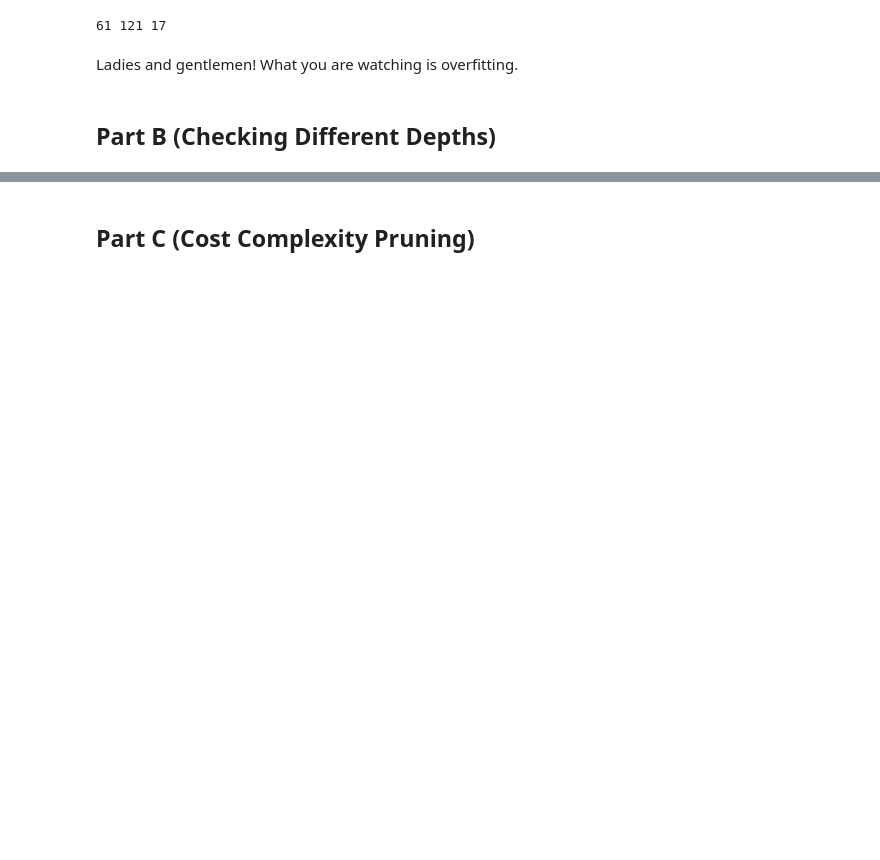
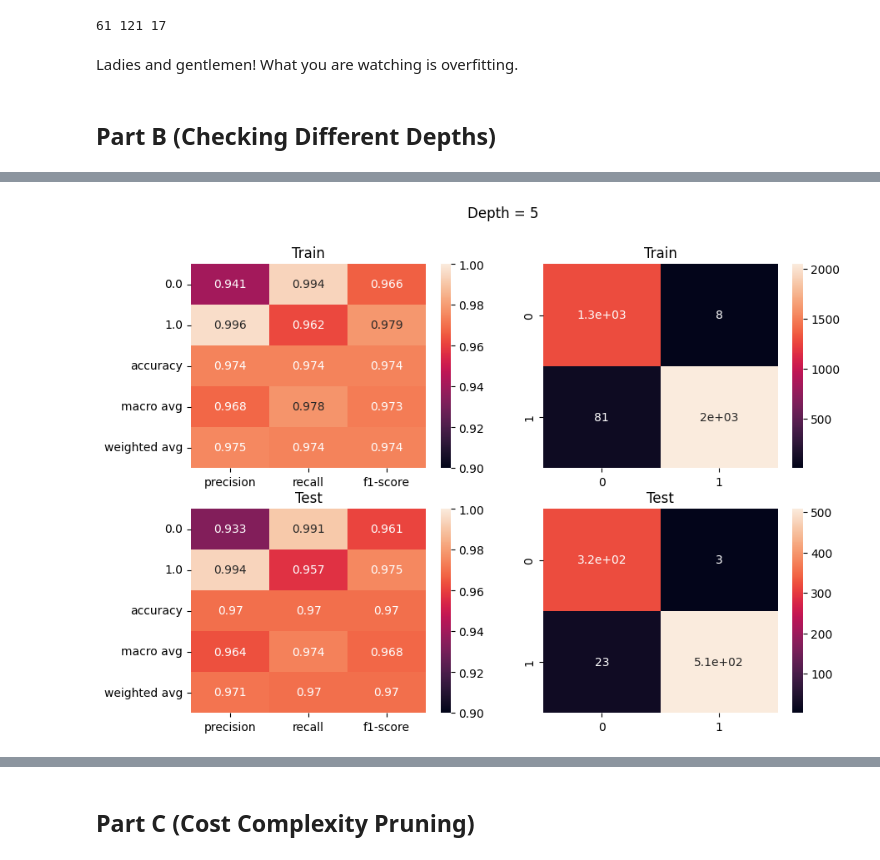
Before and after one commit to akp2003/Machine_Learning_Exercises, a Jupyter notebook: ML/HW5.ipynb, the cells around one changed output, grey strips where cells are left out. Cells and saved outputs as stored; diff of their text form; code cells hidden in the pictures; blank space fills up the shorter version.

```diff
--- a/ML/HW5.ipynb
+++ b/ML/HW5.ipynb
@@ -218,0 +190,4 @@ Ladies and gentlemen! What you are watching is overfitting.
+# %%
+i = 5; validate_model(trees[i], f"Depth = {i}", vmin =0.9)
+# %% [output]
+[figure, added]
```
Also changed, not shown: parts of 21 cells of this notebook, 1 other file.
